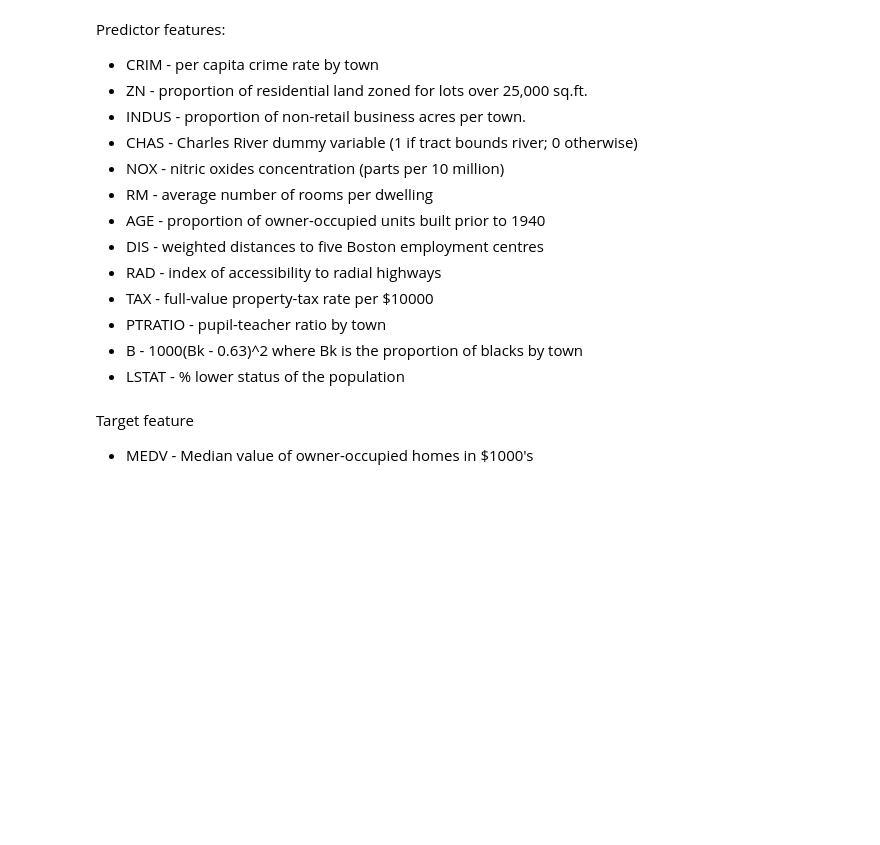
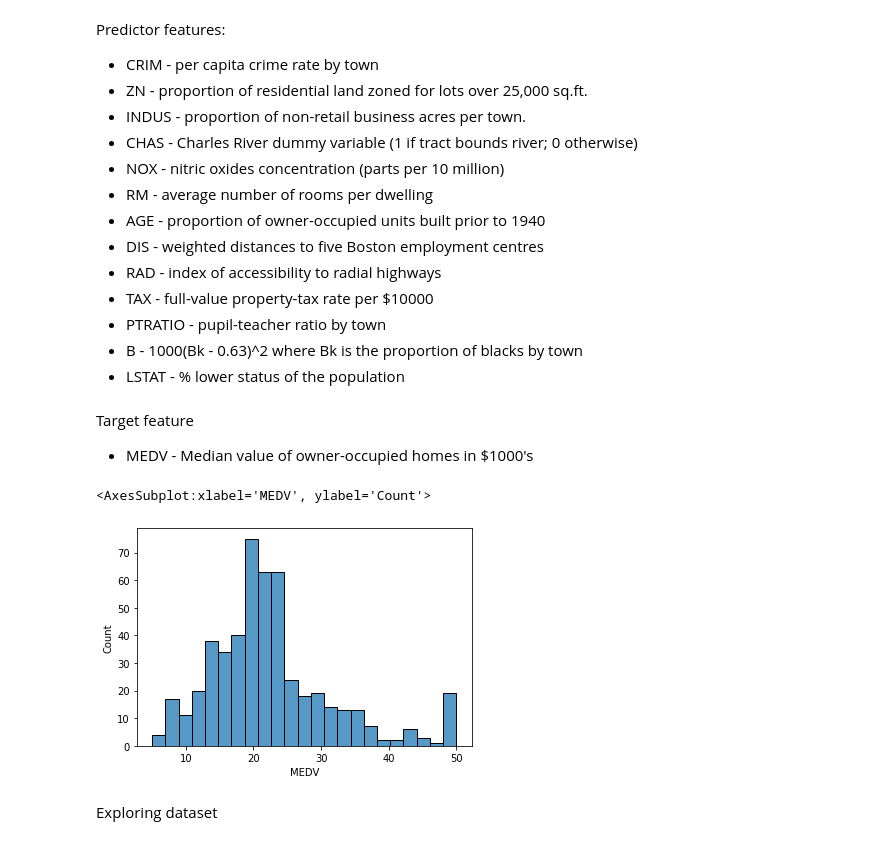
Before and after one commit to sheriffff/teaching-ironhack-data-madrid-2020, a Jupyter notebook: week_07/01-regression.ipynb, the cells around one changed output. Drawn from its saved outputs; the diff is of its cells as text; code cells hidden in the pictures; blank space fills up the shorter version.

```diff
--- a/week_07/01-regression.ipynb
+++ b/week_07/01-regression.ipynb
@@ -36,3 +52,10 @@ Predictor features:
 # %% [markdown]
 Target feature
 * MEDV - Median value of owner-occupied homes in $1000's
+# %%
+sns.histplot(df.MEDV)
+# %% [output]
+<AxesSubplot:xlabel='MEDV', ylabel='Count'>
+[figure, added]
+# %% [markdown]
+Exploring dataset
```
Also changed, not shown: parts of 70 cells of this notebook, 1 other file.
